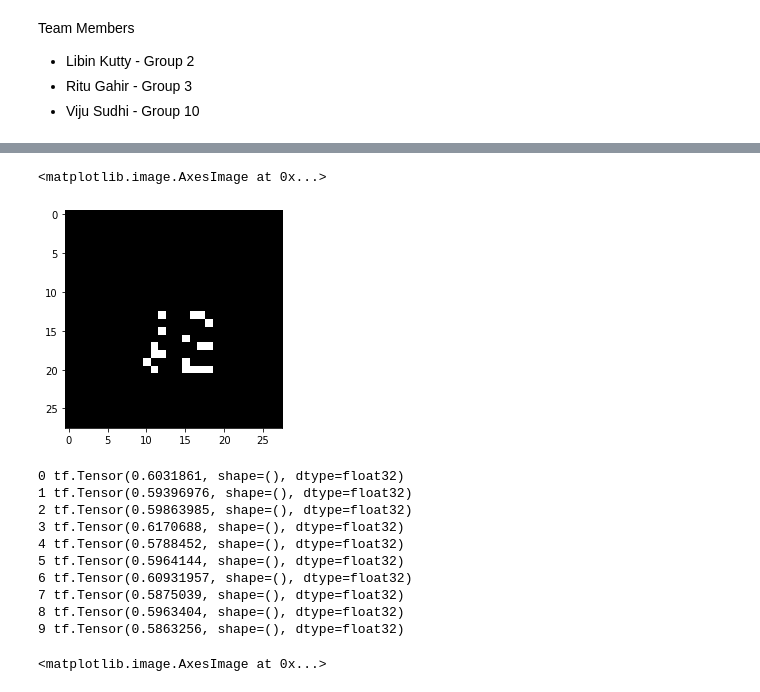
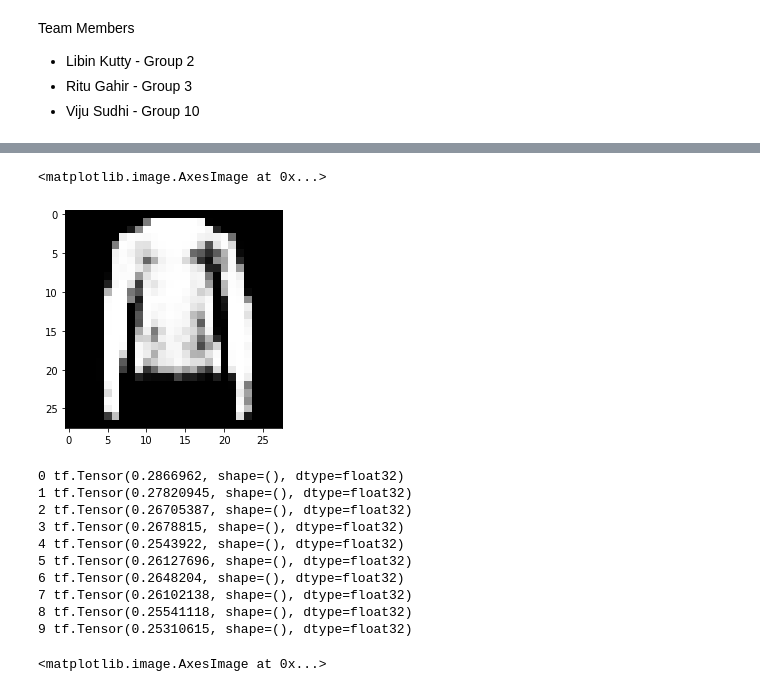
Before and after one commit to libinjohn26/Introduction-to-Deep-Learning, a Jupyter notebook: IDL/IDL_Assignment_8.ipynb, the cells around one changed output, grey strips where cells are left out. Drawn from its saved outputs; the diff is of its cells as text; code cells hidden in the pictures.

```diff
--- a/IDL/IDL_Assignment_8.ipynb
+++ b/IDL/IDL_Assignment_8.ipynb
@@ -156,7 +156,7 @@ epochs = 10
 conv=False
 
 autoencoder = Autoencoder(intermediate_dim=32, original_dim=784, convolution_layer=conv) #784
-opt = tf.optimizers.Adam(learning_rate=0.01)
+opt = tf.optimizers.Adam(learning_rate=0.001)
 
 (training_features, _), (test_features, _) = tf.keras.datasets.fashion_mnist.load_data()  #cifar10.load_data()
 
@@ -210,15 +218,15 @@ plt.imshow(original_img[20], cmap="Greys_r")
 # %%
-plt.imshow(reconstructed_img[20], cmap="Greys_r")
+plt.imshow(reconstructed_img[10], cmap="Greys_r")
 # %% [output]
 <matplotlib.image.AxesImage at 0x...>
-[figure, old version]
+[figure, new version]
 # %%
 batch_size = 128
 epochs = 10
 conv=True
 
 autoencoder = Autoencoder(intermediate_dim=32, original_dim=784, convolution_layer=conv) #784
-opt = tf.optimizers.Adam(learning_rate=0.1)
+opt = tf.optimizers.Adam(learning_rate=0.001)
 
 (training_features, _), (test_features, _) = tf.keras.datasets.fashion_mnist.load_data()
 
@@ -247,16 +255,16 @@ for epoch in range(epochs):
   #if not step % 10:
   print(epoch, loss_values)
 # %% [output]
-0 tf.Tensor(0.6031861, shape=(), dtype=float32)
-1 tf.Tensor(0.59396976, shape=(), dtype=float32)
-2 tf.Tensor(0.59863985, shape=(), dtype=float32)
-3 tf.Tensor(0.6170688, shape=(), dtype=float32)
-4 tf.Tensor(0.5788452, shape=(), dtype=float32)
-5 tf.Tensor(0.5964144, shape=(), dtype=float32)
-6 tf.Tensor(0.60931957, shape=(), dtype=float32)
-7 tf.Tensor(0.5875039, shape=(), dtype=float32)
-8 tf.Tensor(0.5963404, shape=(), dtype=float32)
-9 tf.Tensor(0.5863256, shape=(), dtype=float32)
+0 tf.Tensor(0.2866962, shape=(), dtype=float32)
+1 tf.Tensor(0.27820945, shape=(), dtype=float32)
+2 tf.Tensor(0.26705387, shape=(), dtype=float32)
+3 tf.Tensor(0.2678815, shape=(), dtype=float32)
+4 tf.Tensor(0.2543922, shape=(), dtype=float32)
+5 tf.Tensor(0.26127696, shape=(), dtype=float32)
+6 tf.Tensor(0.2648204, shape=(), dtype=float32)
+7 tf.Tensor(0.26102138, shape=(), dtype=float32)
+8 tf.Tensor(0.25541118, shape=(), dtype=float32)
+9 tf.Tensor(0.25310615, shape=(), dtype=float32)
 # %%
 autoencoder_test = autoencoder(input_features=test_features)
 
```
Also changed, not shown: parts of 3 cells of this notebook.
